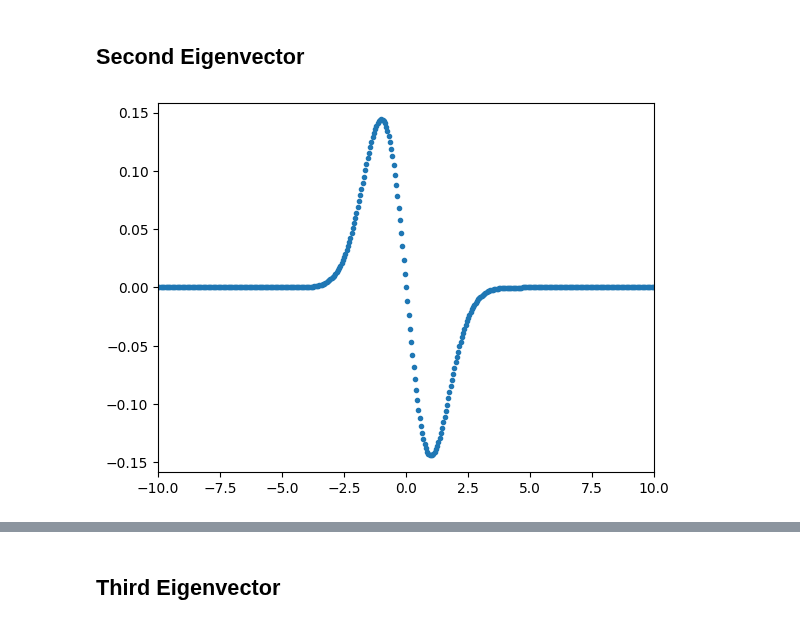
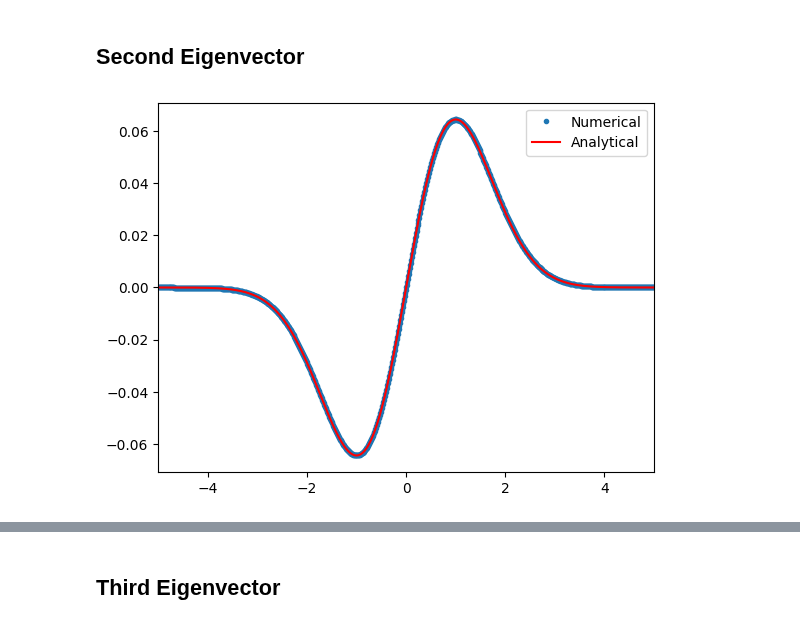
Before and after one commit to jchryssanthacopoulos/quantum_information, a Jupyter notebook: assignment_4/src/plot_eigenvectors.ipynb, the cells around one changed output, grey strips where cells are left out. Saved outputs shown, nothing was run; the diff lists cells and outputs as text; code cells hidden in the pictures.

```diff
--- a/assignment_4/src/plot_eigenvectors.ipynb
+++ b/assignment_4/src/plot_eigenvectors.ipynb
@@ -48,10 +57,15 @@ Norm is 0.9999999999999954
 # %% [markdown]
 ## Second Eigenvector
-# %%
-plt.plot(eigenvectors[0], eigenvectors[1:, 1], '.')
-plt.xlim([-10, 10]);
-# %% [output]
-[figure, removed]
+# %%
+wavefunc_1 = wavefunc(1, x_grid)
+wavefunc_1 /= np.linalg.norm(wavefunc_1)
+# %%
+plt.plot(x_grid, eigenvectors[1:, 1], '.', label="Numerical")
+plt.plot(x_grid, wavefunc_1, 'r', label="Analytical")
+plt.xlim([x_grid[0], x_grid[-1]])
+plt.legend();
+# %% [output]
+[figure, added]
 # %%
 print("Energy is", eigenvalues[1])
 # %% [output]
```
Also changed, not shown: parts of 23 cells of this notebook, 2 other files.
